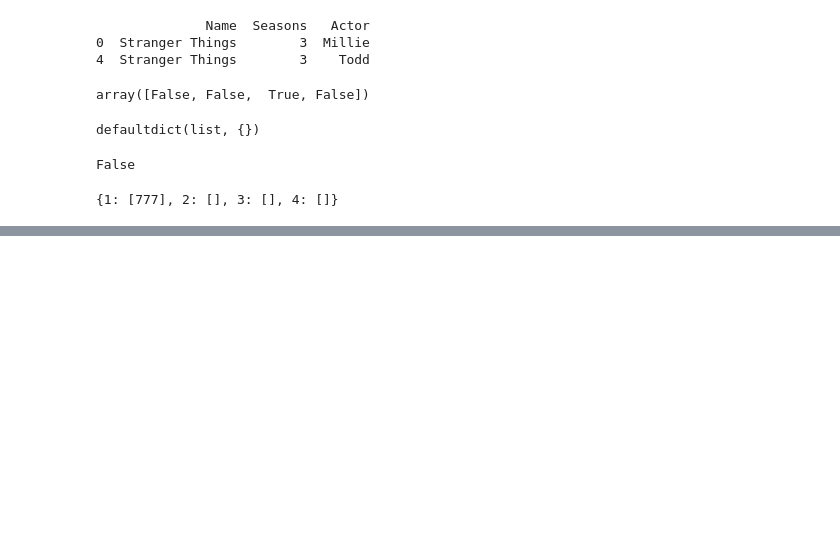
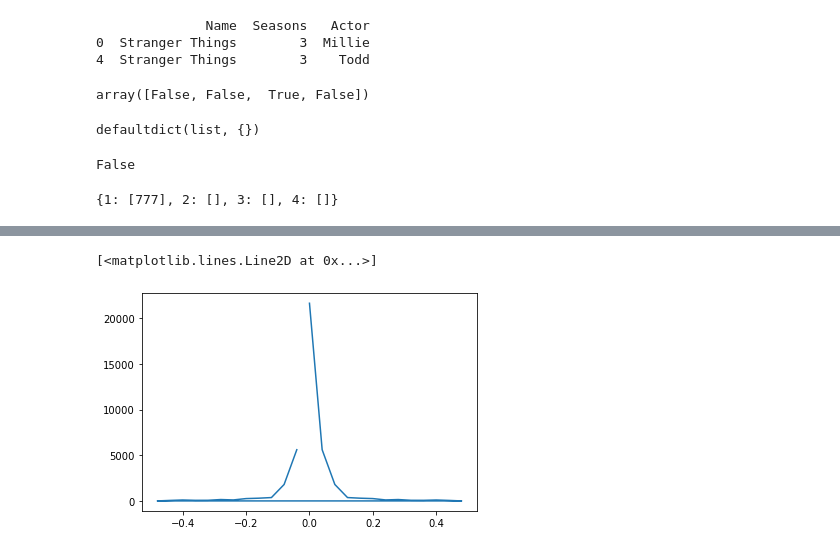
Before and after one commit to Akshaysehgal2005/Projects, a Jupyter notebook: SO/SO20.ipynb, the cells around one changed output, grey strips where cells are left out. Saved outputs shown, nothing was run; the diff lists cells and outputs as text; code cells hidden in the pictures; blank space fills up the shorter version.

```diff
--- a/SO/SO20.ipynb
+++ b/SO/SO20.ipynb
@@ -914,0 +1319,8 @@ print(d)
+# %%
+out = np.fft.fft(arr)
+power = np.abs(out)**2
+freq = np.fft.fftfreq(arr.shape[-1])
+plt.plot(freq, power)
+# %% [output]
+[<matplotlib.lines.Line2D at 0x...>]
+[figure, added]
```
Also changed, not shown: parts of 58 cells of this notebook, 3 other files.
